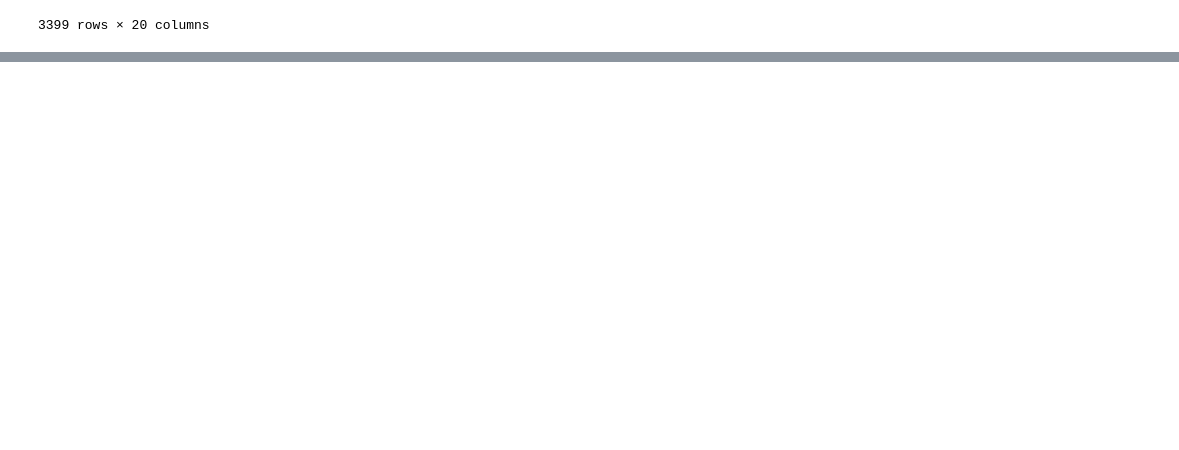
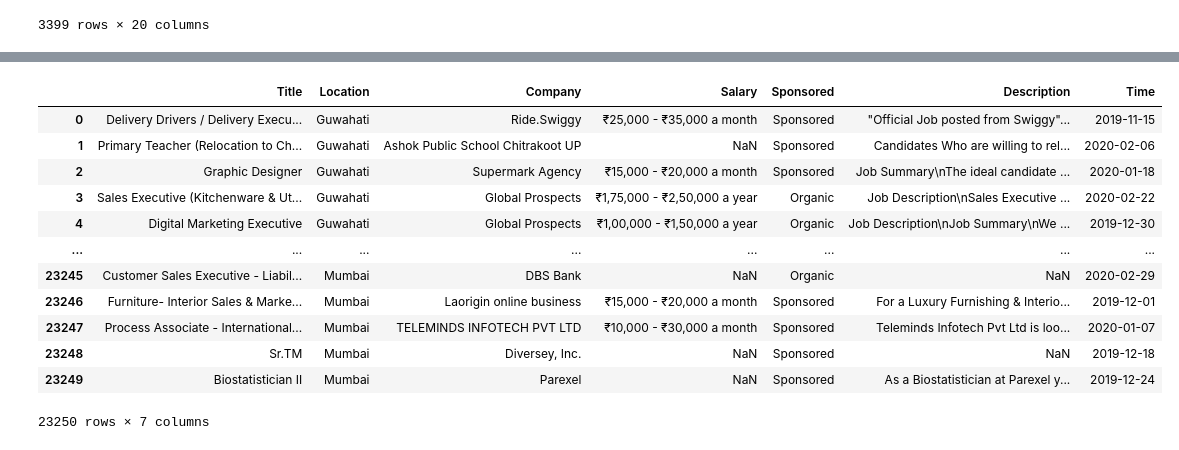
Before and after one commit to alvynabranches/Machine_Learning_With_Job_Data, a Jupyter notebook: try.ipynb, the cells around one changed output, grey strips where cells are left out. Drawn from its saved outputs; the diff is of its cells as text; code cells hidden in the pictures; blank space fills up the shorter version.

```diff
--- a/try.ipynb
+++ b/try.ipynb
@@ -76,0 +201,16 @@ preprocessing_fn(new_df)
+# %%
+pd.read_excel('./indeed_results.xlsx')
+# %% [output]
+|  | Title | Location | Company | Salary | Sponsored | Description | Time |
+| 0 | Delivery Drivers / Delivery Execu... | Guwahati | Ride.Swiggy | ₹25,000 - ₹35,000 a month | Sponsored | "Official Job posted from Swiggy"... | 2019-11-15 |
+| 1 | Primary Teacher (Relocation to Ch... | Guwahati | Ashok Public School Chitrakoot UP | NaN | Sponsored | Candidates Who are willing to rel... | 2020-02-06 |
+| 2 | Graphic Designer | Guwahati | Supermark Agency | ₹15,000 - ₹20,000 a month | Sponsored | Job Summary\nThe ideal candidate ... | 2020-01-18 |
+| 3 | Sales Executive (Kitchenware & Ut... | Guwahati | Global Prospects | ₹1,75,000 - ₹2,50,000 a year | Organic | Job Description\nSales Executive ... | 2020-02-22 |
+| 4 | Digital Marketing Executive | Guwahati | Global Prospects | ₹1,00,000 - ₹1,50,000 a year | Organic | Job Description\nJob Summary\nWe ... | 2019-12-30 |
+| ... | ... | ... | ... | ... | ... | ... | ... |
+| 23245 | Customer Sales Executive - Liabil... | Mumbai | DBS Bank | NaN | Organic | NaN | 2020-02-29 |
+| 23246 | Furniture- Interior Sales & Marke... | Mumbai | Laorigin online business | ₹15,000 - ₹20,000 a month | Sponsored | For a Luxury Furnishing & Interio... | 2019-12-01 |
+| 23247 | Process Associate - International... | Mumbai | TELEMINDS INFOTECH PVT LTD | ₹10,000 - ₹30,000 a month | Sponsored | Teleminds Infotech Pvt Ltd is loo... | 2020-01-07 |
+| 23248 | Sr.TM | Mumbai | Diversey, Inc. | NaN | Sponsored | NaN | 2019-12-18 |
+| 23249 | Biostatistician II | Mumbai | Parexel | NaN | Sponsored | As a Biostatistician at Parexel y... | 2019-12-24 |
+23250 rows × 7 columns
```
Also changed, not shown: parts of 26 cells of this notebook, 18 other files.
